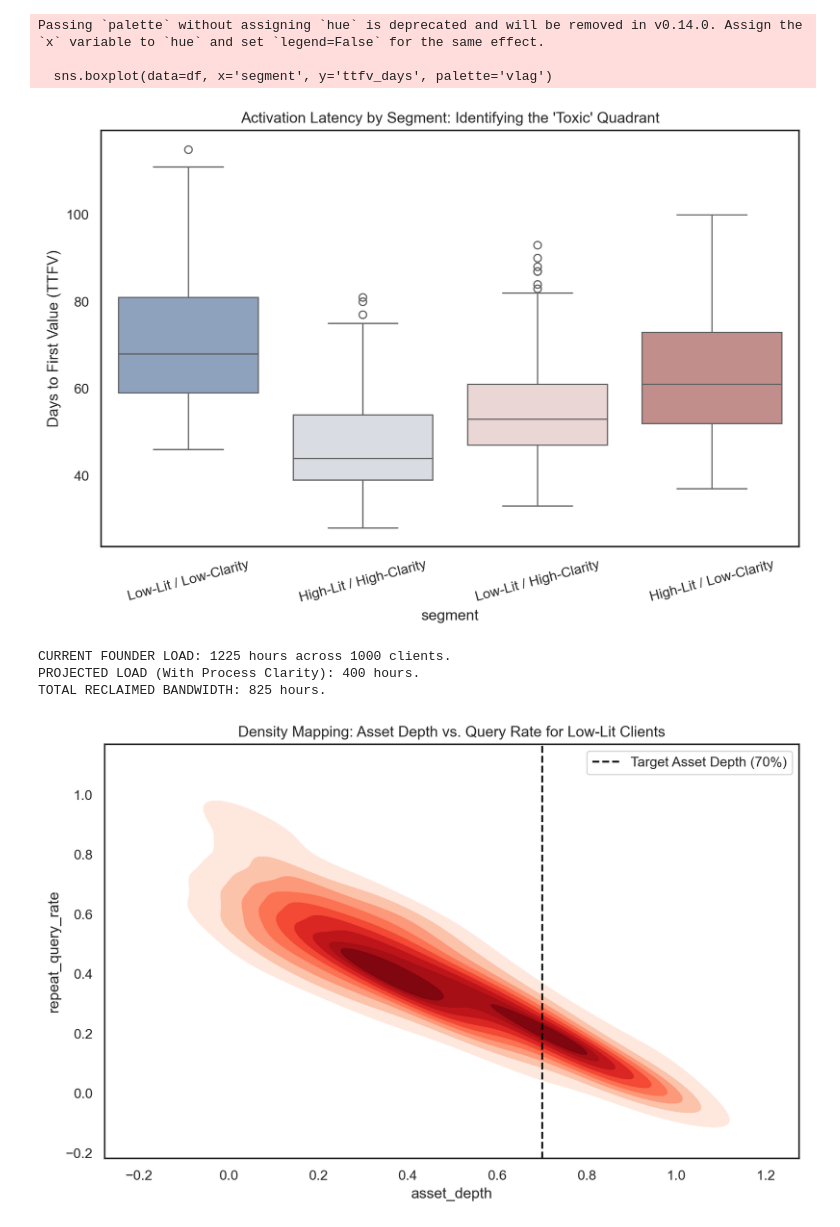
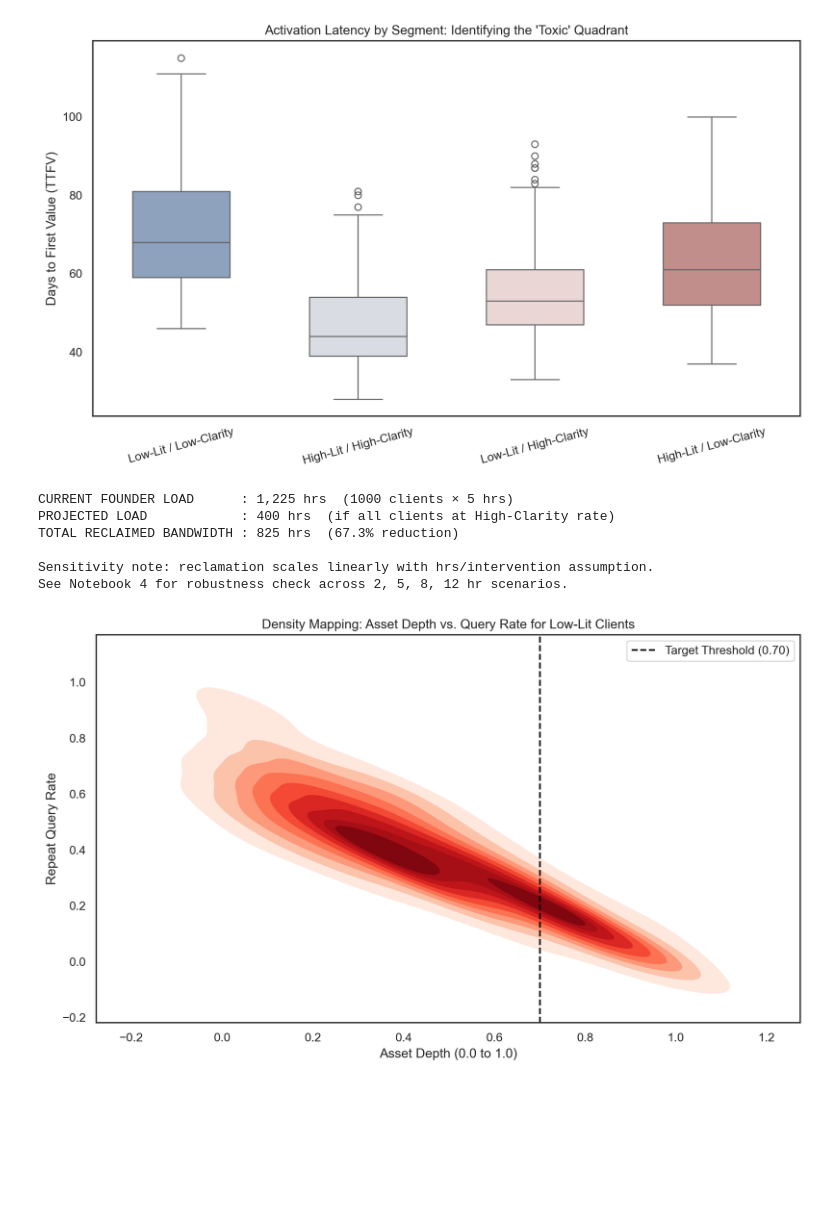
Before and after one commit to clemweb3/client-onboarding-failure-analysis, a Jupyter notebook: Notebooks/03_exploratory_analysis.ipynb, the cells around one changed output. Drawn from its saved outputs; the diff is of its cells as text; code cells hidden in the pictures; blank space fills up the shorter version.

Commit message:
added some more details to the exploratory analysis and strategic brief notebooks. I also added a new section to the strategic brief notebook about the potential impact of the project on the business.

```diff
--- a/Notebooks/03_exploratory_analysis.ipynb
+++ b/Notebooks/03_exploratory_analysis.ipynb
@@ -6,6 +6,10 @@ import numpy as np
 
 # Load canonical dataset
 df = pd.read_csv('../data/onboarding_data_v2.csv')
+
+# Temporary alias until data engine emits ownership_clarity as continuous
+if 'ownership_clarity' not in df.columns:
+    df['ownership_clarity'] = df['owner_assigned'].astype(float)
 
 # Set high-res defaults
 plt.rcParams['figure.dpi'] = 250
@@ -17,56 +21,69 @@ sns.set_theme(style="white")
 # Objective: Categorize clients into 4 strategic quadrants.
 # Logic: Median splits on Literacy and Ownership Clarity.
 
-df['lit_group'] = np.where(df['tech_literacy'] > df['tech_literacy'].median(), 'High-Lit', 'Low-Lit')
+df['lit_group']     = np.where(df['tech_literacy']     > df['tech_literacy'].median(),     'High-Lit',     'Low-Lit')
 df['clarity_group'] = np.where(df['ownership_clarity'] > df['ownership_clarity'].median(), 'High-Clarity', 'Low-Clarity')
-df['segment'] = df['lit_group'] + " / " + df['clarity_group']
+df['segment']       = df['lit_group'] + " / " + df['clarity_group']
 
 # --- VISUAL 1: THE REVENUE RISK MAP ---
 plt.figure(figsize=(10, 6))
-sns.boxplot(data=df, x='segment', y='ttfv_days', palette='vlag')
+sns.boxplot(data=df, x='segment', y='ttfv_days',
+            hue='segment', palette='vlag', legend=False, width=0.55)
 plt.xticks(rotation=15)
 plt.title("Activation Latency by Segment: Identifying the 'Toxic' Quadrant")
 plt.ylabel("Days to First Value (TTFV)")
+plt.xlabel("")
+plt.tight_layout()
 plt.show()
 
 # =================================================================
 # STEP 2: CALCULATING THE "FOUNDER RECLAMATION" POTENTIAL
 # =================================================================
 # Objective: Quantify how much time is recovered by fixing the 'Clarity' gap.
+# Note: 5 hrs/intervention is a sensitivity assumption — see Notebook 4 simulator
+# for robustness check across 1–12 hr range.
 
-founder_hours_per_intervention = 5 # Assumption: Each involvement costs 5 hours of executive time
-total_founder_hours = df['founder_involved'].sum() * founder_hours_per_intervention
+founder_hours_per_intervention = 5
+total_founder_hours    = df['founder_involved'].sum() * founder_hours_per_intervention
 
-# Simulation: What if we moved all 'Low-Clarity' clients to 'High-Clarity'?
+# Counterfactual: what if every client had High-Clarity ownership?
 high_clarity_founder_rate = df[df['clarity_group'] == 'High-Clarity']['founder_involved'].mean()
-projected_interventions = len(df) * high_clarity_founder_rate
-projected_hours = projected_interventions * founder_hours_per_intervention
+projected_hours           = len(df) * high_clarity_founder_rate * founder_hours_per_intervention
+reclaimed_hours           = total_founder_hours - projected_hours
+reclaimed_pct             = (reclaimed_hours / total_founder_hours) * 100
 
-print(f"CURRENT FOUNDER LOAD: {total_founder_hours} hours across {len(df)} clients.")
-print(f"PROJECTED LOAD (With Process Clarity): {projected_hours:.0f} hours.")
-print(f"TOTAL RECLAIMED BANDWIDTH: {total_founder_hours - projected_hours:.0f} hours.")
+print(f"CURRENT FOUNDER LOAD      : {total_founder_hours:,.0f} hrs  ({len(df)} clients × {founder_hours_per_intervention} hrs)")
+print(f"PROJECTED LOAD            : {projected_hours:,.0f} hrs  (if all clients at High-Clarity rate)")
+print(f"TOTAL RECLAIMED BANDWIDTH : {reclaimed_hours:,.0f} hrs  ({reclaimed_pct:.1f}% reduction)")
+print()
+print("Sensitivity note: reclamation scales linearly with hrs/intervention assumption.")
+print("See Notebook 4 for robustness check across 2, 5, 8, 12 hr scenarios.")
 
 # =================================================================
 # STEP 3: THE ASSET "TIPPING POINT"
 # =================================================================
 # Objective: Find the 'Minimum Viable Documentation' for Low-Lit clients.
 
 plt.figure(figsize=(10, 6))
-sns.kdeplot(data=df[df['lit_group'] == 'Low-Lit'], x='asset_depth', y='repeat_query_rate',
+sns.kdeplot(data=df[df['lit_group'] == 'Low-Lit'],
+            x='asset_depth', y='repeat_query_rate',
             fill=True, cmap="Reds", thresh=0.05)
 plt.title("Density Mapping: Asset Depth vs. Query Rate for Low-Lit Clients")
-plt.axvline(x=0.7, color='black', linestyle='--', label='Target Asset Depth (70%)')
+plt.xlabel("Asset Depth (0.0 to 1.0)")
+plt.ylabel("Repeat Query Rate")
+plt.axvline(x=0.7, color='black', linestyle='--', label='Target Threshold (0.70)')
 plt.legend()
+plt.tight_layout()
 plt.show()
 # %% [output]
+[figure, new version]
-Passing `palette` without assigning `hue` is deprecated and will be removed in v0.14.0. Assign the `x` variable to `hue` and set `legend=False` for the same effect.
+CURRENT FOUNDER LOAD      : 1,225 hrs  (1000 clients × 5 hrs)
+PROJECTED LOAD            : 400 hrs  (if all clients at High-Clarity rate)
+TOTAL RECLAIMED BANDWIDTH : 825 hrs  (67.3% reduction)
 
-  sns.boxplot(data=df, x='segment', y='ttfv_days', palette='vlag')
+Sensitivity note: reclamation scales linearly with hrs/intervention assumption.
+See Notebook 4 for robustness check across 2, 5, 8, 12 hr scenarios.
-[figure, old version]
-CURRENT FOUNDER LOAD: 1225 hours across 1000 clients.
-PROJECTED LOAD (With Process Clarity): 400 hours.
-TOTAL RECLAIMED BANDWIDTH: 825 hours.
-[figure, old version]
+[figure, new version]
 # %% [markdown]
 
 
```
Also changed, not shown: parts of 1 cell of this notebook, 1 other file.
